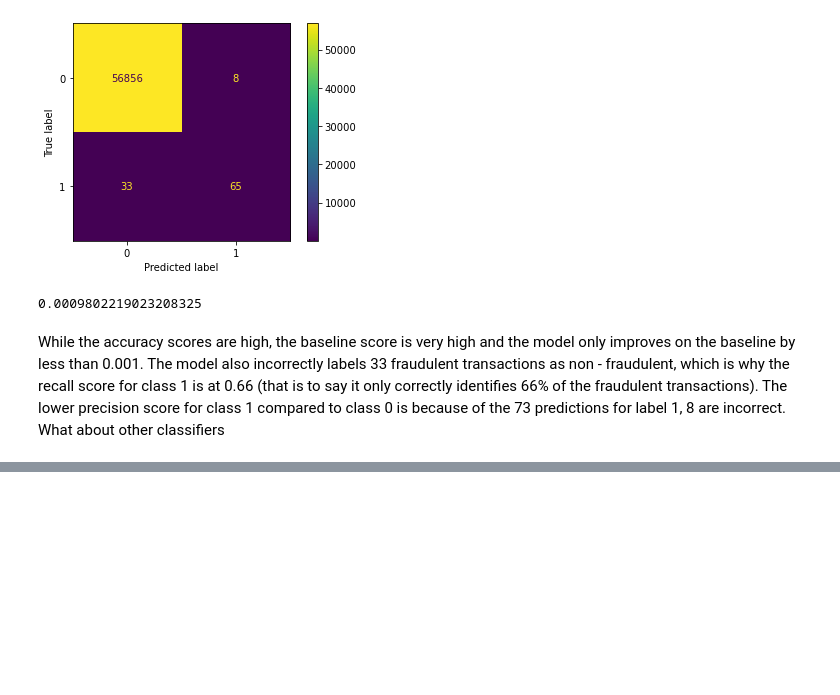
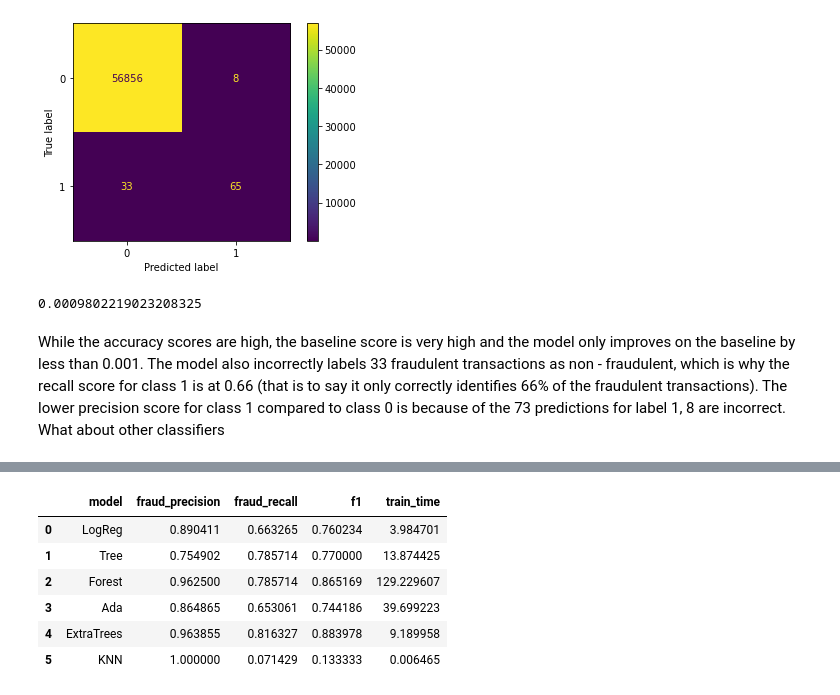
Before and after one commit to jyirrell/credit_card_fraud, a Jupyter notebook: credit_card_classifier.ipynb, the cells around one changed output, grey strips where cells are left out. Saved outputs shown, nothing was run; the diff lists cells and outputs as text; code cells hidden in the pictures; blank space fills up the shorter version.

```diff
--- a/credit_card_classifier.ipynb
+++ b/credit_card_classifier.ipynb
@@ -218,0 +231,10 @@ Confusion matrix for AdaBoostClassifier()
+# %%
+model_df
+# %% [output]
+|  | model | fraud_precision | fraud_recall | f1 | train_time |
+| 0 | LogReg | 0.890411 | 0.663265 | 0.760234 | 3.984701 |
+| 1 | Tree | 0.754902 | 0.785714 | 0.770000 | 13.874425 |
+| 2 | Forest | 0.962500 | 0.785714 | 0.865169 | 129.229607 |
+| 3 | Ada | 0.864865 | 0.653061 | 0.744186 | 39.699223 |
+| 4 | ExtraTrees | 0.963855 | 0.816327 | 0.883978 | 9.189958 |
+| 5 | KNN | 1.000000 | 0.071429 | 0.133333 | 0.006465 |
```
Also changed, not shown: parts of 3 cells of this notebook, 1 other file.
